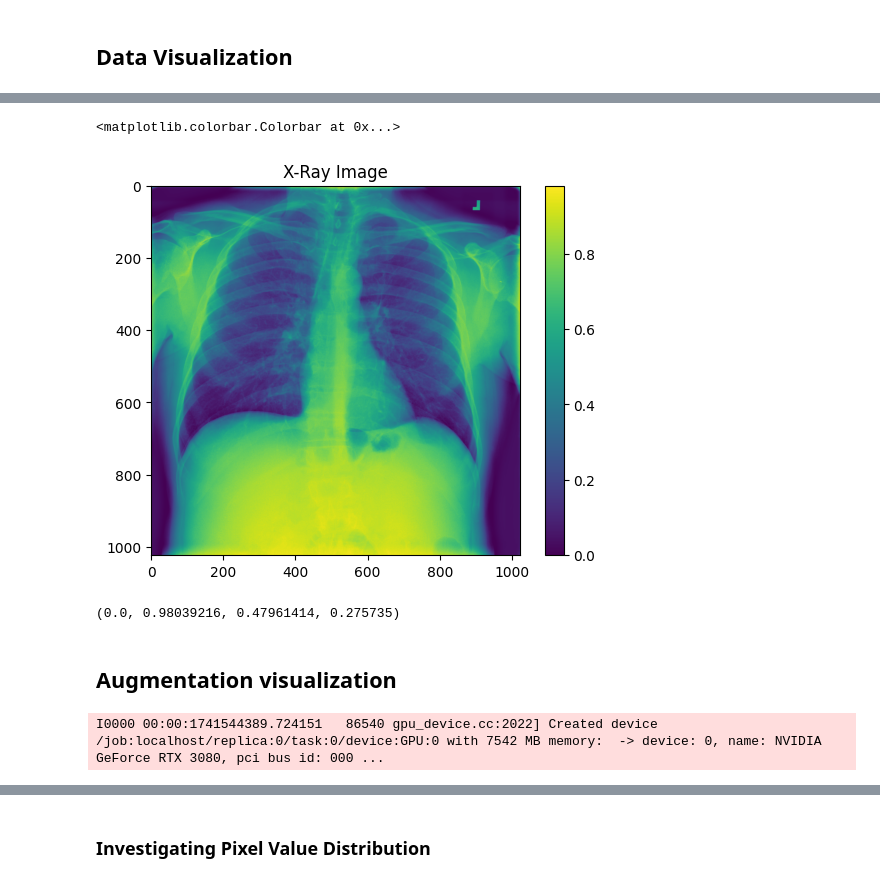
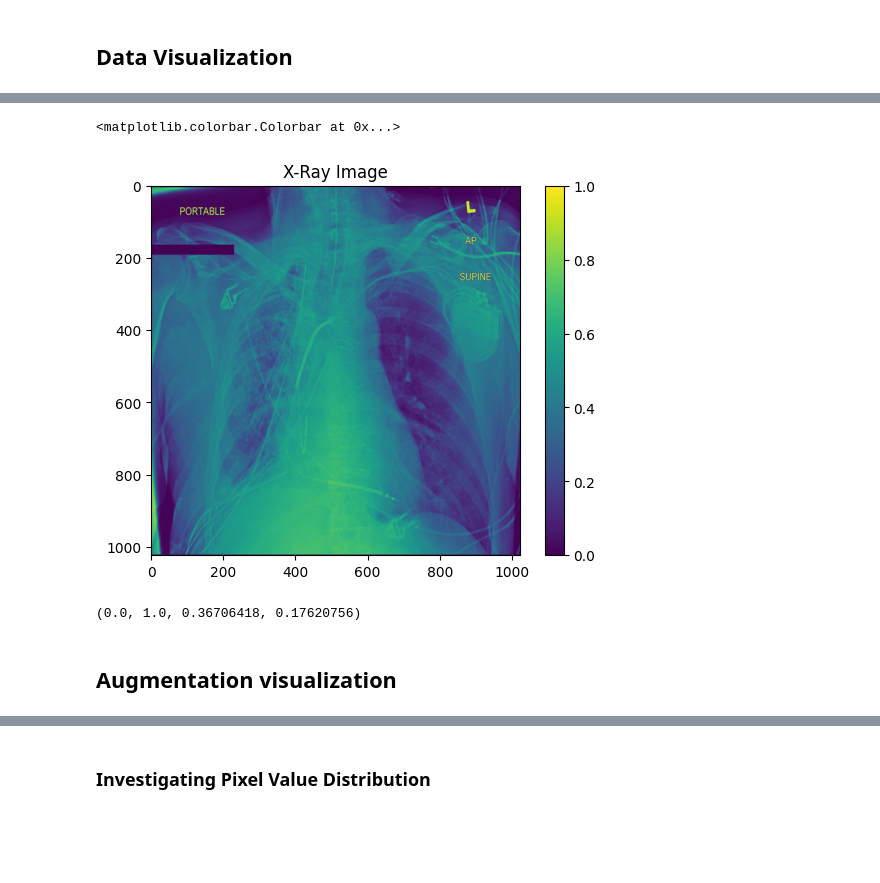
Before and after one commit to vivekpatel99/chest-x-ray-diagnosis-Multi-label-binary-classification, a Jupyter notebook: notebooks/01_exploratory_data_analysis.ipynb, the cells around one changed output, grey strips where cells are left out. Drawn from its saved outputs; the diff is of its cells as text; code cells hidden in the pictures; blank space fills up the shorter version.

```diff
--- a/notebooks/01_exploratory_data_analysis.ipynb
+++ b/notebooks/01_exploratory_data_analysis.ipynb
@@ -224,3 +173,7 @@ plt.show()
 # %% [markdown]
 ## Data Visualization
+# %%
+limit = 1000
+train_df = train_df[:limit]
+train_df_labels = train_df_labels[:limit]
 # %%
@@ -262,30 +214,29 @@ plt.show()
 # %%
-sample_image = train_df.Image[0]
-img = plt.imread(f"{cfg.DATASET_DIRS.TEST_IMAGE_DIR}/{sample_image}")
+sample_image = train_df['Image Index'][0]
+img = plt.imread(f"{IMAGE_DIR}/{sample_image}")
 plt.imshow(img)
 plt.title('X-Ray Image')
 plt.colorbar()
 # %% [output]
 <matplotlib.colorbar.Colorbar at 0x...>
-[figure, old version]
+[figure, new version]
 # %%
 img.min(),img.max(), img.mean(),img.std()
 # %% [output]
-(0.0, 0.98039216, 0.47961414, 0.275735)
+(0.0, 1.0, 0.36706418, 0.17620756)
 # %% [markdown]
 ## Augmentation visualization
 # %%
+
 def load_image(image_name, label):
     full_path = tf.strings.join([f'{IMAGE_DIR}/', image_name])
     image = tf.io.read_file(full_path)
-    image = tf.image.decode_jpeg(image)
-    image = tf.image.resize(image, [IMAGE_SIZE, IMAGE_SIZE])  # Resize to the desired size
+    image = tf.image.decode_jpeg(image, channels=3)
+    image =tf.keras.preprocessing.image.smart_resize(image,[IMAGE_SIZE, IMAGE_SIZE])
     return image, label
 
-train_ds = tf.data.Dataset.from_tensor_slices((train_df.Image.values,  train_df_labels.values))
+train_ds = tf.data.Dataset.from_tensor_slices((train_df['Image Index'].values,  train_df_labels.values))
 train_ds = train_ds.map(load_image)
-# %% [output]
-I0000 00:00:1741544389.724151   86540 gpu_device.cc:2022] Created device /job:localhost/replica:0/task:0/device:GPU:0 with 7542 MB memory:  -> device: 0, name: NVIDIA GeForce RTX 3080, pci bus id: 000 ...
 # %%
 for batch in train_ds.take(1):
     image, label = batch
```
Also changed, not shown: parts of 40 cells of this notebook, 14 other files.
